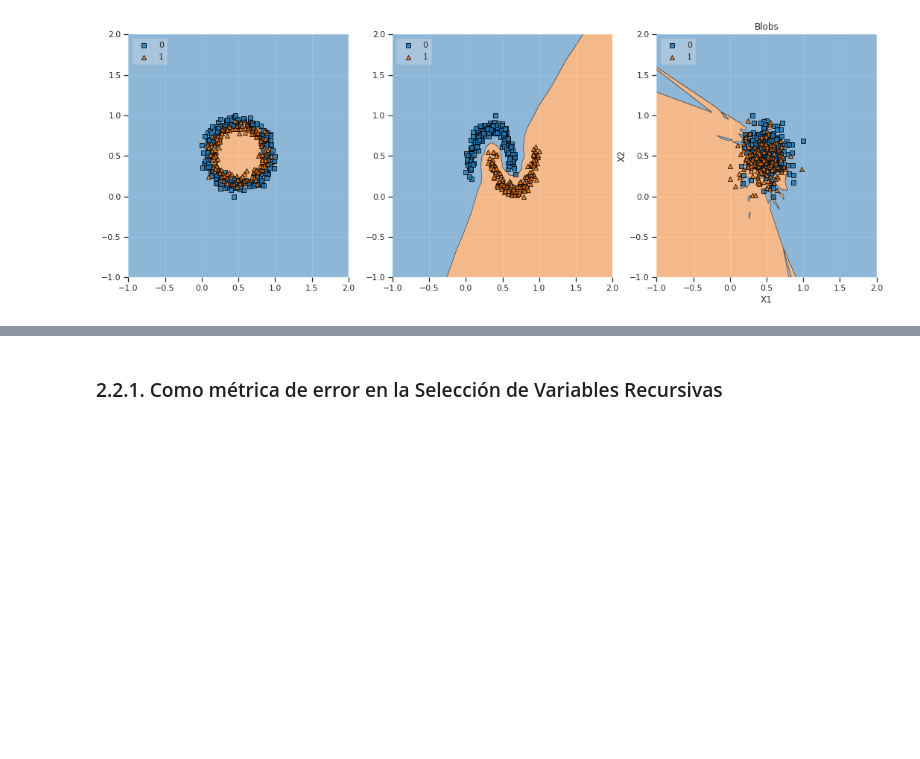
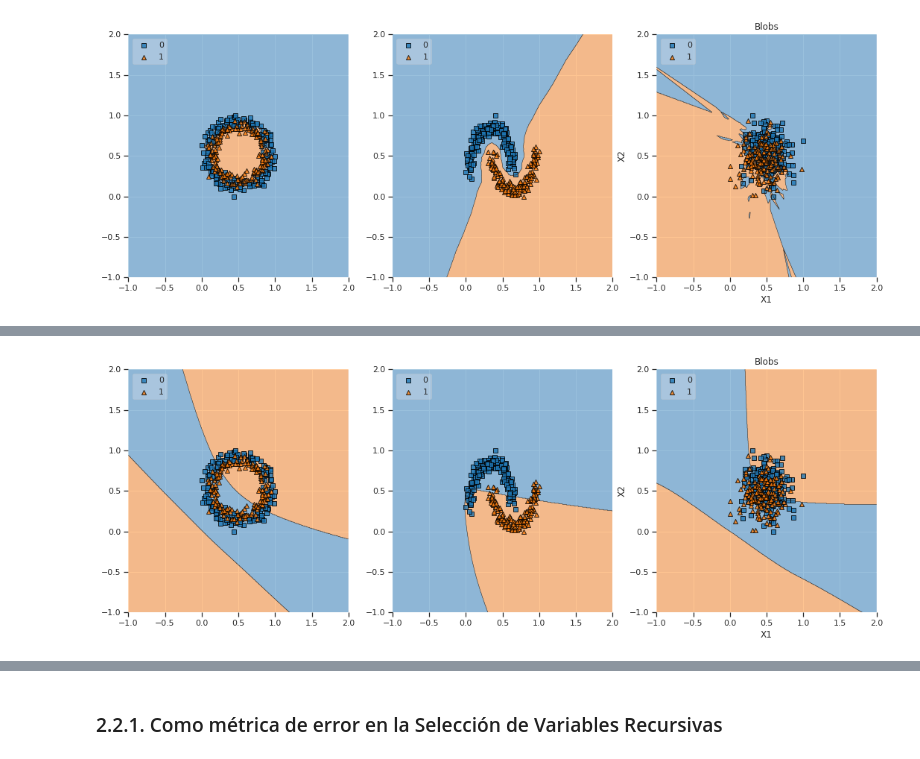
Before and after one commit to Alveuz/Intro2MLwithPython, a Jupyter notebook: notebooks/03FromReg2ClasswAns.ipynb, the cells around one changed output, grey strips where cells are left out. Saved outputs shown, nothing was run; the diff lists cells and outputs as text; code cells hidden in the pictures; blank space fills up the shorter version.

```diff
--- a/notebooks/03FromReg2ClasswAns.ipynb
+++ b/notebooks/03FromReg2ClasswAns.ipynb
@@ -836,3 +838,102 @@ plt.show();
+# %%
+from sklearn.svm import SVC
+
+from sklearn.preprocessing import MinMaxScaler
+from sklearn.preprocessing import PolynomialFeatures
+
+from sklearn.feature_selection import SelectKBest, chi2
+from sklearn.model_selection import train_test_split
+
+from mlxtend.plotting import plot_decision_regions
+
+import numpy as np
+import pandas as pd
+import matplotlib.pyplot as plt
+import seaborn as sns; sns.set();
+
+import warnings
+warnings.filterwarnings("ignore")
+
+### Initialize PP instances
+no_poly = 1
+no_sel_fts = 2
+
+sclr_01 = MinMaxScaler()
+polyFt_m = PolynomialFeatures(no_poly,include_bias=False)
+
+### Initialize Ft Selection
+sel = SelectKBest(chi2, k=no_sel_fts)
+
+### Initialize Model
+# model = SVC(C=1.0, kernel='linear')
+# model = SVC(C=10.0, kernel='poly',degree=2)
+# model = SVC(C=10.0, kernel='rbf', gamma='scale')
+model = SVC(C=10.0, kernel='sigmoid')
+
+fig, axs = plt.subplots(1,3,figsize=(18,6))
+
+### Block 1 -----
+X_train, X_test, y_train, y_test = train_test_split(X_circ, y_circ,
+                                                    test_size=0.3,
+                                                    random_state=1)
+
+X_train_tmp = sclr_01.fit_transform(X_train)
+X_train_tmp = polyFt_m.fit_transform(X_train_tmp)
+
+X_train_sel = sel.fit_transform(X_train_tmp, y_train)
+
+model.fit(X_train_sel,y_train)
+
+# Plotting decision regions
+plot_decision_regions(X_train_sel, y_train, clf=model,
+                      legend=2, ax = axs[0]);
+plt.xlabel('X1')
+plt.ylabel('X2')
+plt.title('Circles')
+### Block 1 -----
+
+### Block 2 -----
+X_train, X_test, y_train, y_test = train_test_split(X_moon, y_moon,
+                                                    test_size=0.3,
+                                                    random_state=1)
+
+X_train_tmp = sclr_01.fit_transform(X_train)
+X_train_tmp = polyFt_m.fit_transform(X_train_tmp)
+
+X_train_sel = sel.fit_transform(X_train_tmp, y_train)
+
+model.fit(X_train_sel,y_train)
+
+# Plotting decision regions
+plot_decision_regions(X_train_sel, y_train, clf=model,
+                      legend=2, ax = axs[1]);
+plt.xlabel('X1')
+plt.ylabel('X2')
+plt.title('Moons')
+### Block 2 -----
+
+### Block 3 -----
+X_train, X_test, y_train, y_test = train_test_split(X_blob, y_blob,
+                                                    test_size=0.3,
+                                                    random_state=1)
+X_train_tmp = sclr_01.fit_transform(X_train)
+X_train_tmp = polyFt_m.fit_transform(X_train_tmp)
+
+X_train_sel = sel.fit_transform(X_train_tmp, y_train)
+
+model.fit(X_train_sel,y_train)
+
+# Plotting decision regions
+plot_decision_regions(X_train_sel, y_train, clf=model,
+                      legend=2, ax = axs[2]);
+plt.xlabel('X1')
+plt.ylabel('X2')
+plt.title('Blobs')
+### Block 3 -----
+
+plt.show();
+# %% [output]
+[figure, added]
 # %% [markdown]
 ---
 ### Evaluación de Clasificadores:
```
Also changed, not shown: parts of 5 cells of this notebook, 1 other file.
